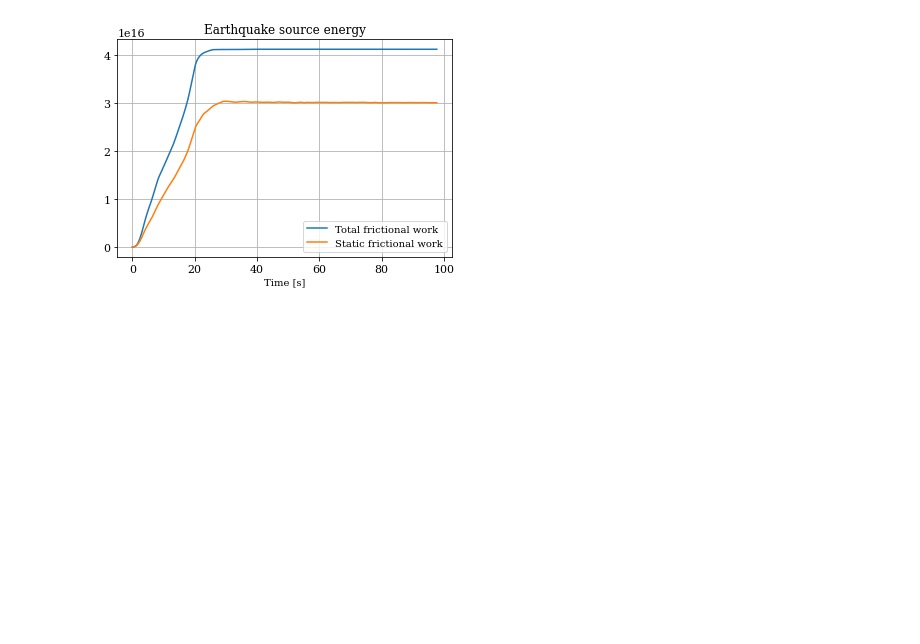
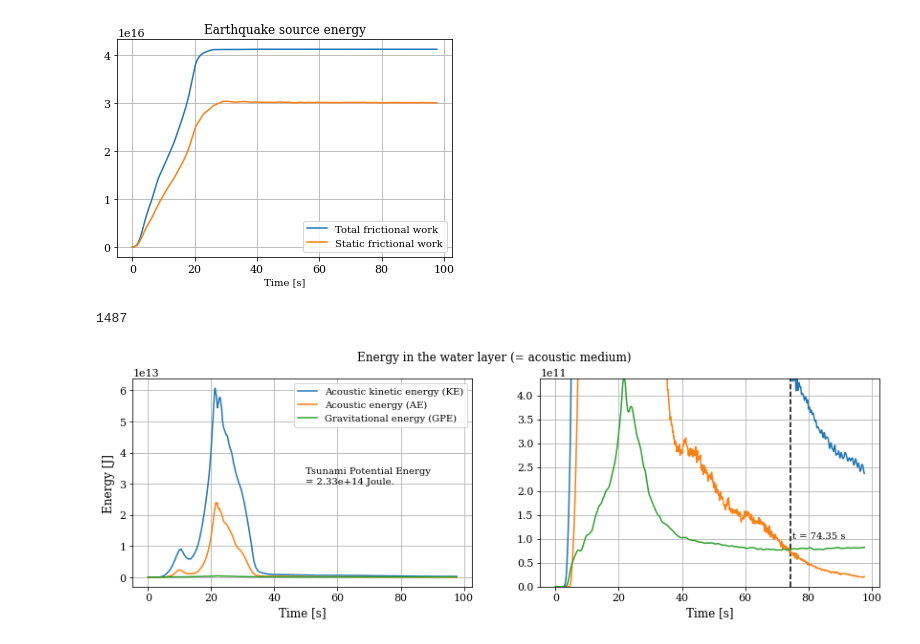
Before and after one commit to fabian-kutschera/Scripts4Processing, a Jupyter notebook: read-energy_output.ipynb, the cells around one changed output. Saved outputs shown, nothing was run; the diff lists cells and outputs as text; code cells hidden in the pictures; blank space fills up the shorter version.

Commit message:
update script with subplot

```diff
--- a/read-energy_output.ipynb
+++ b/read-energy_output.ipynb
@@ -83,3 +86,39 @@ plt.xlabel('Time [s]')
 # %% [output]
 Text(0.5, 0, 'Time [s]')
 [figure]
+# %%
+AE = df['acoustic_energy']
+GPE = df['gravitational_energy']
+KE = df['acoustic_kinetic_energy']
+
+fig, (ax1, ax2) = plt.subplots(1, 2, sharex=True, sharey=False)
+fig.set_figwidth(14)
+fig.suptitle("Energy in the water layer (= acoustic medium)")
+
+ax1.plot(df['time'], KE, label='Acoustic kinetic energy (KE)')
+ax1.plot(df['time'], AE, label='Acoustic energy (AE)')
+ax1.plot(df['time'], GPE, label='Gravitational energy (GPE)')
+ax1.grid()
+ax1.set_xlabel('Time [s]', fontsize=12)
+ax1.set_ylabel('Energy [J]', fontsize=12)
+ax1.text(x=50,y=3e13, s="Tsunami Potential Energy \n= {:.2e} Joule.".format(TsunamiPotEnergy), rotation=0)
+ax1.legend()
+
+ax2.plot(df['time'], KE, label='Acoustic kinetic energy (KE)')
+ax2.plot(df['time'], AE, label='Acoustic energy (AE)')
+ax2.plot(df['time'], GPE, label='Gravitational energy (GPE)')
+ax2.grid()
+ax2.set_xlabel('Time [s]', fontsize=12)
+#ax2.set_ylabel('Energy [J]', fontsize=12)
+ax2.set_ylim([0,max(GPE)])
+
+idx = np.argwhere(np.diff(np.sign(AE - GPE))).flatten()
+last_index = idx[len(idx)-1]
+ax2.vlines(df['time'][last_index], 0, max(GPE), colors='k', linestyles='dashed', label="t = {} s".format(df['time'][last_index]))
+ax2.text(x=df['time'][last_index+10],y=1e11, s="t = {} s".format(df['time'][last_index]), rotation=0)
+#ax2.legend()
+
+print(idx[len(idx)-1])
+# %% [output]
+1487
+[figure, added]
```
Also changed, not shown: parts of 2 cells of this notebook.
